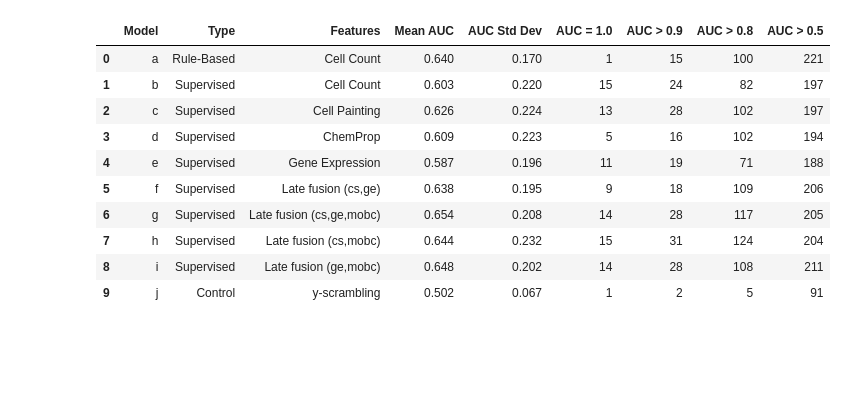
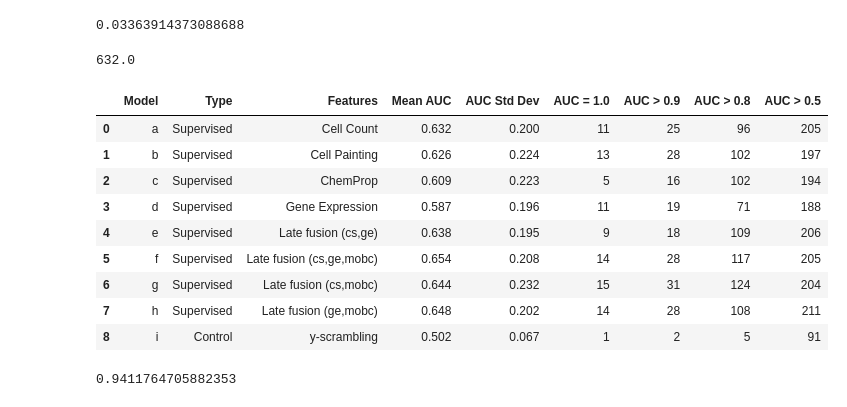
Before and after one commit to srijitseal/The_Seal_Files, a Jupyter notebook: The_Moshkov_Files/08_Table_Plot.ipynb, the cells around one changed output. Drawn from its saved outputs; the diff is of its cells as text; code cells hidden in the pictures; blank space fills up the shorter version.

```diff
--- a/The_Moshkov_Files/08_Table_Plot.ipynb
+++ b/The_Moshkov_Files/08_Table_Plot.ipynb
@@ -2,33 +2,44 @@
 import pandas as pd
 import numpy as np
 import matplotlib.pyplot as plt
+# %%
+(0.654-0.632)/0.654
+# %% [output]
+0.03363914373088688
+# %%
+654*(1-0.03363914373088688)
+# %% [output]
+632.0
 # %%
 # Data for the dataframe
 data = {
-    'Model': ['a', 'b', 'c', 'd', 'e', 'f', 'g', 'h', 'i', 'j'],
-    'Type': ['Rule-Based', 'Supervised', 'Supervised', 'Supervised', 'Supervised', 'Supervised', 'Supervised', 'Supervised', 'Supervised', 'Control'],
-    'Features': ['Cell Count', 'Cell Count', 'Cell Painting', 'ChemProp', 'Gene Expression', 'Late fusion (cs,ge)', 'Late fusion (cs,ge,mobc)', 'Late fusion (cs,mobc)', 'Late fusion (ge,mobc)', 'y-scrambling'],
-    'Mean AUC': [0.640, 0.603, 0.626, 0.609, 0.587, 0.638, 0.654, 0.644, 0.648, 0.502],
-    'AUC Std Dev': [0.17, 0.22, 0.224, 0.223, 0.196, 0.195, 0.208, 0.232, 0.202, 0.067],
-    'AUC = 1.0': [1, 15, 13, 5, 11, 9, 14, 15, 14, 1],
-    'AUC > 0.9': [15, 24, 28, 16, 19, 18, 28, 31, 28, 2],
-    'AUC > 0.8': [100, 82, 102, 102, 71, 109, 117, 124, 108, 5],
-    'AUC > 0.5': [221, 197, 197, 194, 188, 206, 205, 204, 211, 91]
+    'Model': ['a', 'b', 'c', 'd', 'e', 'f', 'g', 'h', 'i'],
+    'Type': ['Supervised', 'Supervised', 'Supervised', 'Supervised', 'Supervised', 'Supervised', 'Supervised', 'Supervised', 'Control'],
+    'Features': ['Cell Count',  'Cell Painting', 'ChemProp', 'Gene Expression', 'Late fusion (cs,ge)', 'Late fusion (cs,ge,mobc)', 'Late fusion (cs,mobc)', 'Late fusion (ge,mobc)', 'y-scrambling'],
+    'Mean AUC': [0.632, 0.626, 0.609, 0.587, 0.638, 0.654, 0.644, 0.648, 0.502],
+    'AUC Std Dev': [0.20, 0.224, 0.223, 0.196, 0.195, 0.208, 0.232, 0.202, 0.067],
+    'AUC = 1.0': [11, 13, 5, 11, 9, 14, 15, 14, 1],
+    'AUC > 0.9': [25, 28, 16, 19, 18, 28, 31, 28, 2],
+    'AUC > 0.8': [96, 102, 102, 71, 109, 117, 124, 108, 5],
+    'AUC > 0.5': [205, 197, 194, 188, 206, 205, 204, 211, 91]
 }
 
 # Create DataFrame
 df = pd.DataFrame(data)
 df
 # %% [output]
 |  | Model | Type | Features | Mean AUC | AUC Std Dev | AUC = 1.0 | AUC > 0.9 | AUC > 0.8 | AUC > 0.5 |
-| 0 | a | Rule-Based | Cell Count | 0.640 | 0.170 | 1 | 15 | 100 | 221 |
-| 1 | b | Supervised | Cell Count | 0.603 | 0.220 | 15 | 24 | 82 | 197 |
-| 2 | c | Supervised | Cell Painting | 0.626 | 0.224 | 13 | 28 | 102 | 197 |
-| 3 | d | Supervised | ChemProp | 0.609 | 0.223 | 5 | 16 | 102 | 194 |
-| 4 | e | Supervised | Gene Expression | 0.587 | 0.196 | 11 | 19 | 71 | 188 |
-| 5 | f | Supervised | Late fusion (cs,ge) | 0.638 | 0.195 | 9 | 18 | 109 | 206 |
-| 6 | g | Supervised | Late fusion (cs,ge,mobc) | 0.654 | 0.208 | 14 | 28 | 117 | 205 |
-| 7 | h | Supervised | Late fusion (cs,mobc) | 0.644 | 0.232 | 15 | 31 | 124 | 204 |
-| 8 | i | Supervised | Late fusion (ge,mobc) | 0.648 | 0.202 | 14 | 28 | 108 | 211 |
-| 9 | j | Control | y-scrambling | 0.502 | 0.067 | 1 | 2 | 5 | 91 |
+| 0 | a | Supervised | Cell Count | 0.632 | 0.200 | 11 | 25 | 96 | 205 |
+| 1 | b | Supervised | Cell Painting | 0.626 | 0.224 | 13 | 28 | 102 | 197 |
+| 2 | c | Supervised | ChemProp | 0.609 | 0.223 | 5 | 16 | 102 | 194 |
+| 3 | d | Supervised | Gene Expression | 0.587 | 0.196 | 11 | 19 | 71 | 188 |
+| 4 | e | Supervised | Late fusion (cs,ge) | 0.638 | 0.195 | 9 | 18 | 109 | 206 |
+| 5 | f | Supervised | Late fusion (cs,ge,mobc) | 0.654 | 0.208 | 14 | 28 | 117 | 205 |
+| 6 | g | Supervised | Late fusion (cs,mobc) | 0.644 | 0.232 | 15 | 31 | 124 | 204 |
+| 7 | h | Supervised | Late fusion (ge,mobc) | 0.648 | 0.202 | 14 | 28 | 108 | 211 |
+| 8 | i | Control | y-scrambling | 0.502 | 0.067 | 1 | 2 | 5 | 91 |
+# %%
+96/102
+# %% [output]
+0.9411764705882353
 # %%
```
Also changed, not shown: parts of 2 cells of this notebook, 28 other files.
